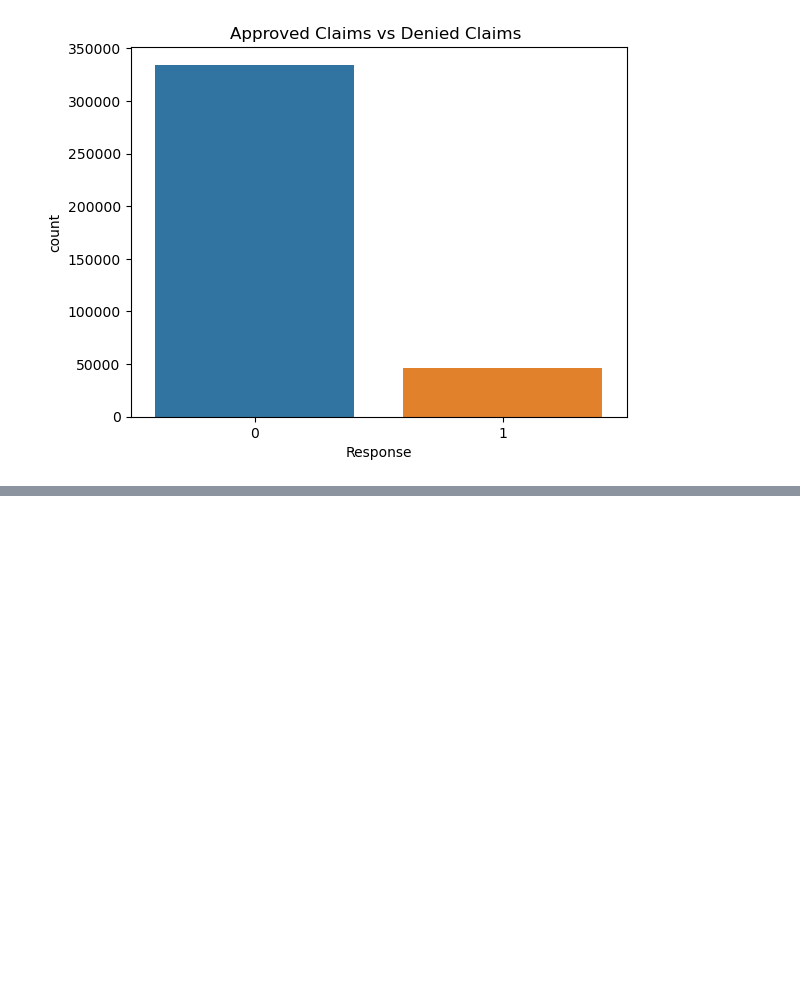
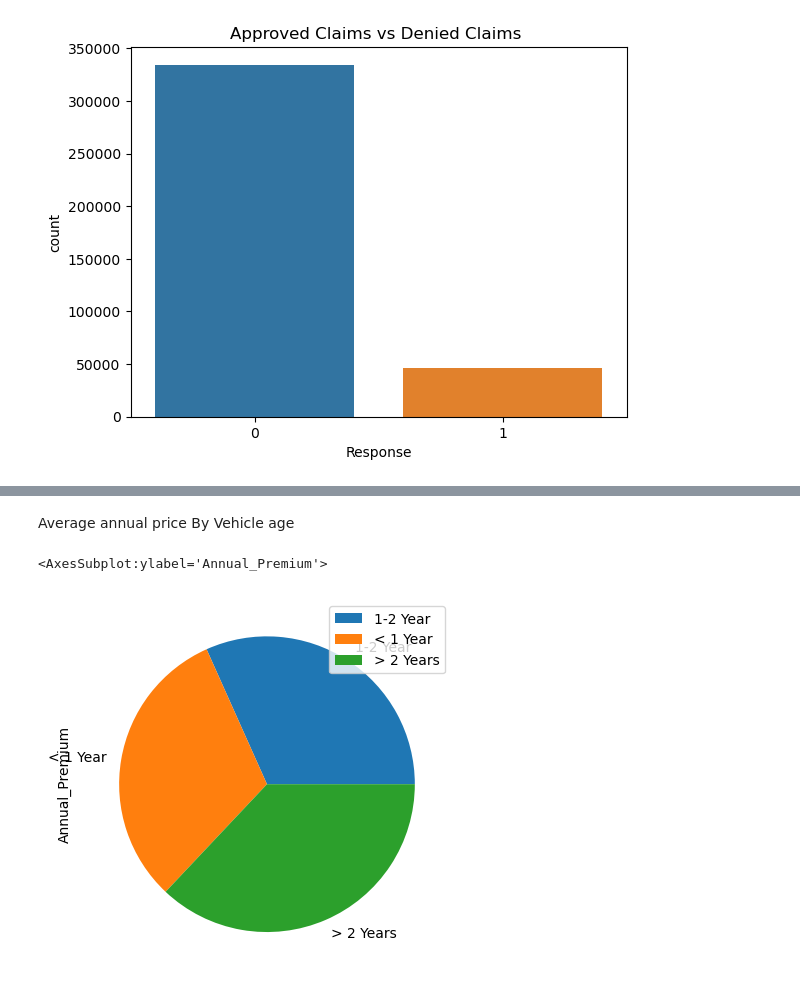
Before and after one commit to mantahli/car-insurance-claims-, a Jupyter notebook: Claims_Analysis.ipynb, the cells around one changed output, grey strips where cells are left out. Drawn from its saved outputs; the diff is of its cells as text; code cells hidden in the pictures; blank space fills up the shorter version.

```diff
--- a/Claims_Analysis.ipynb
+++ b/Claims_Analysis.ipynb
@@ -110,0 +109,7 @@ plt.show()
+# %% [markdown]
+Average annual price By Vehicle age
+# %%
+my_dataset.groupby(['Vehicle_Age']).mean().plot(kind='pie', y='Annual_Premium')
+# %% [output]
+<AxesSubplot:ylabel='Annual_Premium'>
+[figure, added]
```
Also changed, not shown: parts of 6 cells of this notebook.
